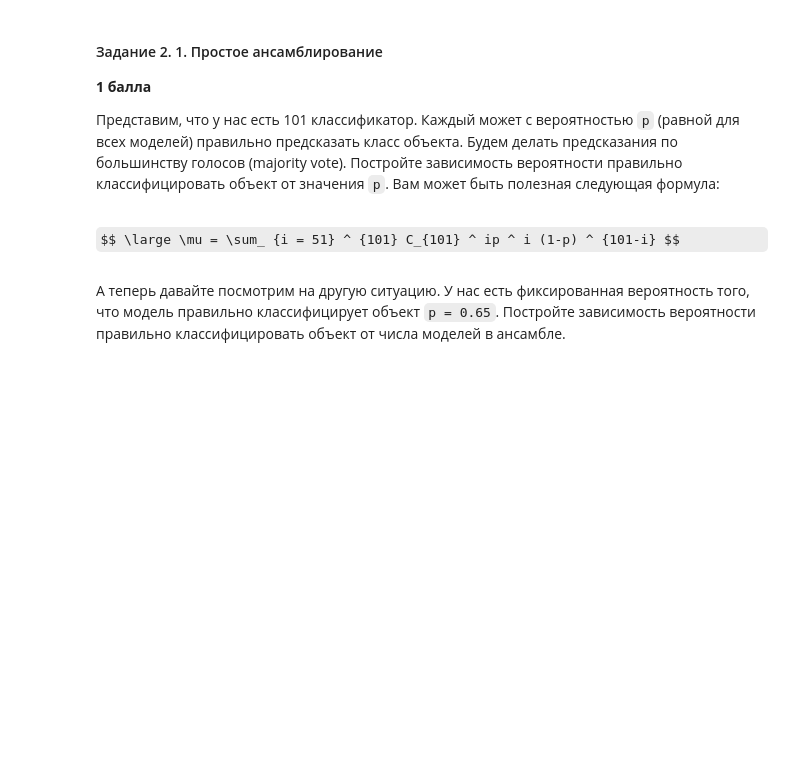
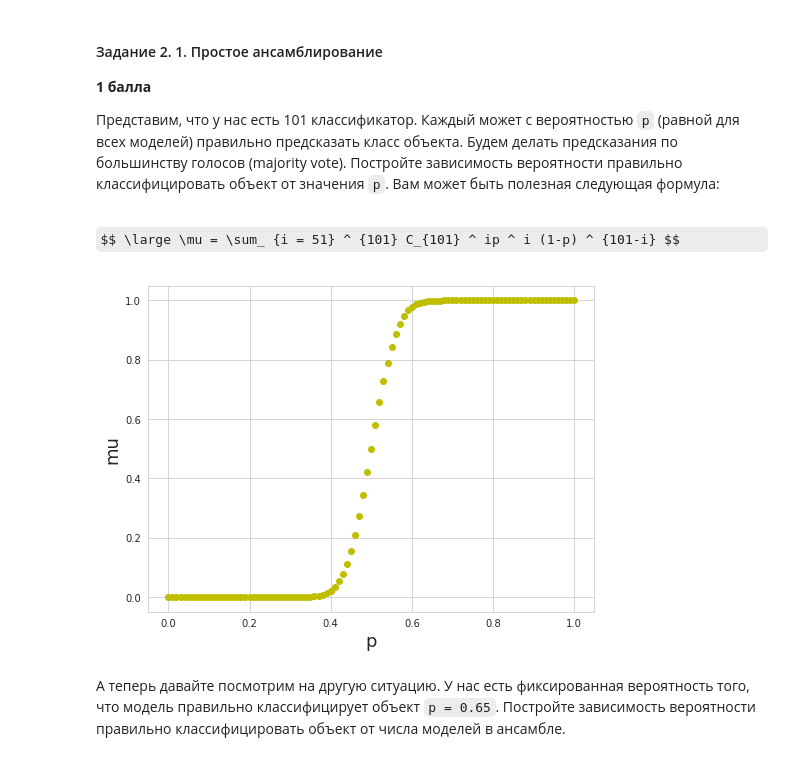
Before and after one commit to Freddsle/BI_ML_2021, a Jupyter notebook: l5_ensembles/code/Ensembles.ipynb, the cells around one changed output. Cells and saved outputs as stored; diff of their text form; code cells hidden in the pictures; some formulas as TeX source; blank space fills up the shorter version.

```diff
--- a/l5_ensembles/code/Ensembles.ipynb
+++ b/l5_ensembles/code/Ensembles.ipynb
@@ -110,6 +112,19 @@ plot_regression_predictions(max_depth, X, y, h=2, g=2, figsize=[20,20])
 $$ \large \mu = \sum_ {i = 51} ^ {101} C_{101} ^ ip ^ i (1-p) ^ {101-i} $$
 # %%
 ## ENTER YOUR CODE HERE (/¯◡ ‿ ◡)/¯☆*##
+classificators = list(range(51,102))
+
+p = list(np.arange(0, 1.01, 0.01))
+mu = [np.sum([comb(101, i) * p_i ** i * (1 - p_i)**(101-i) for i in classificators]) for p_i in p]
+
+plt.figure(figsize=(8, 6))
+plt.plot(p, mu, "yo")
+plt.xlabel('p', fontsize=18)
+plt.ylabel('mu', fontsize=18)
+plt.show()
+plt.close()
+# %% [output]
+[figure, added]
 # %% [markdown]
 А теперь давайте посмотрим на другую ситуацию. У нас есть фиксированная вероятность того, что модель правильно классифицирует объект `p = 0.65`. Постройте зависимость вероятности правильно классифицировать объект от числа моделей в ансамбле.
 # %%
```
Also changed, not shown: parts of 10 cells of this notebook.
